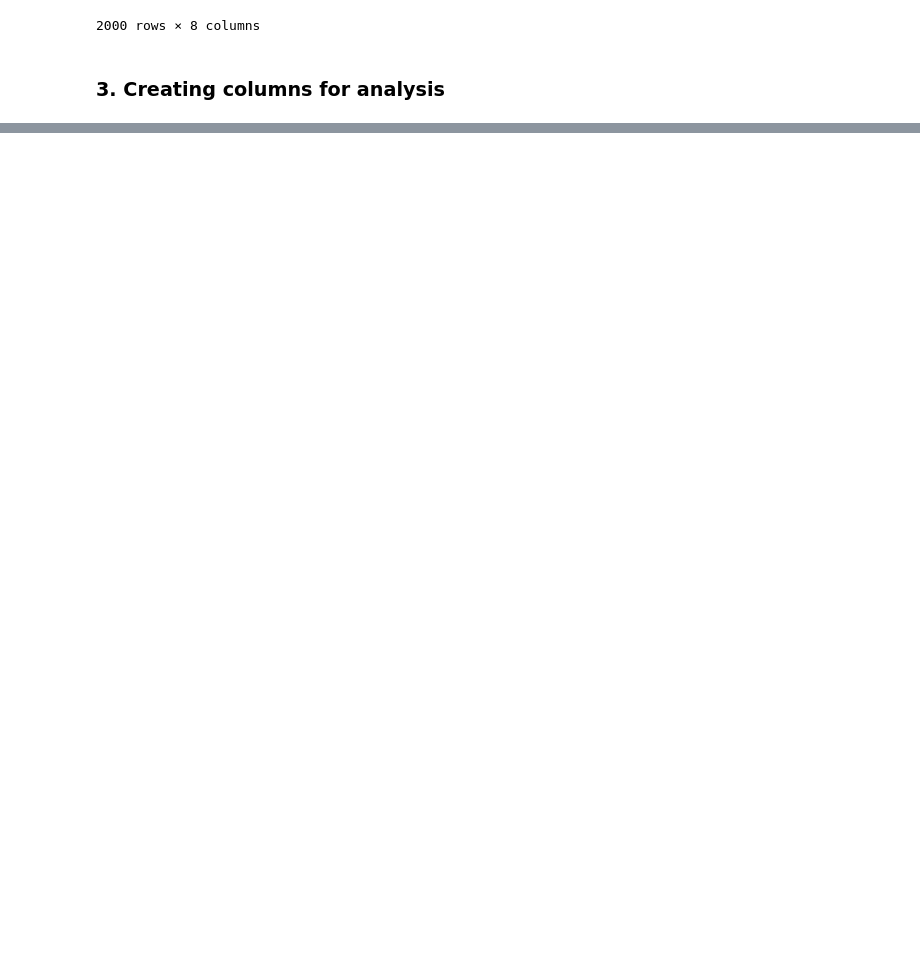
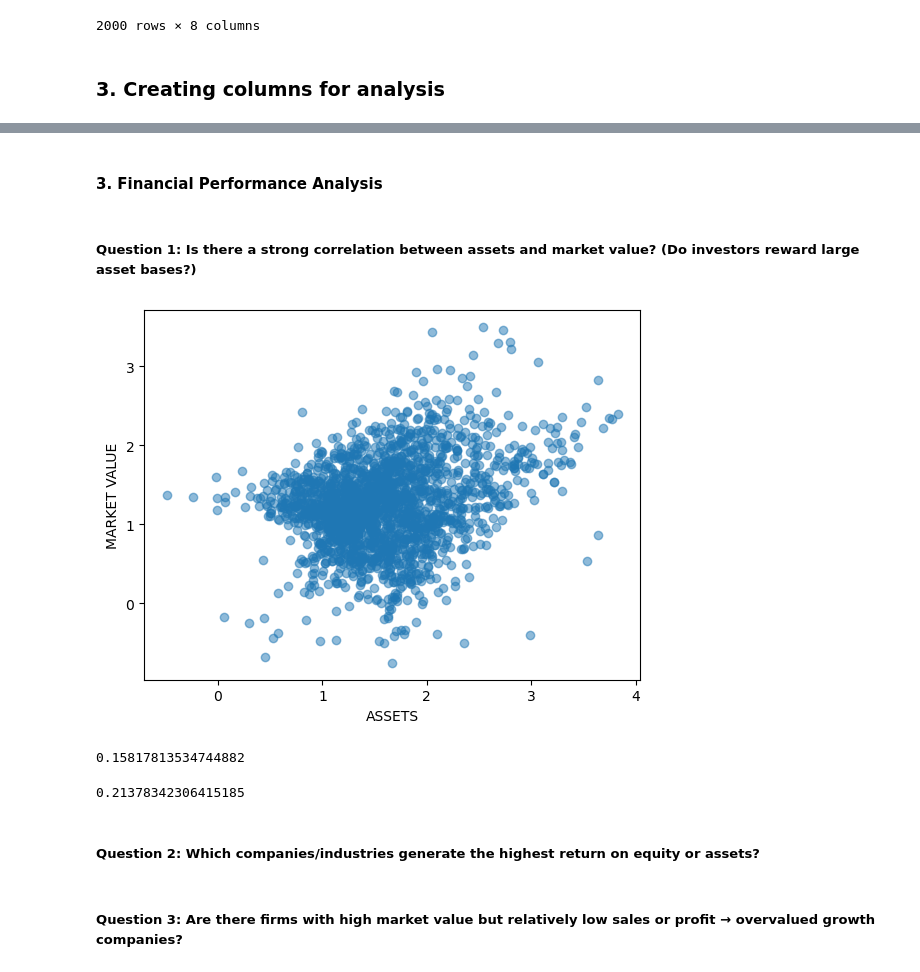
Before and after one commit to GauriR011/Forbes-Global-2025, a Jupyter notebook: Code.ipynb, the cells around one changed output, grey strips where cells are left out. Drawn from its saved outputs; the diff is of its cells as text; code cells hidden in the pictures; blank space fills up the shorter version.

Commit message:
Answered a few business questions

```diff
--- a/Code.ipynb
+++ b/Code.ipynb
@@ -222,0 +274,6 @@ market_classification = {
+# %%
+# Profit Margin = % of Revenue that becomes Profit
+# Formula: Profit Margin = Profit / Sales
+
+# Let's create a new column 'Profit Margin'
+df['PROFIT MARGIN'] = df['PROFIT'] / df['SALES']
@@ -222,0 +309,6 @@ market_classification = {
+# %%
+# In simple words, the amount of assets required by industries to generate revenue
+# Formula: Asset Intensity = Assets / Sales
+
+# Creating a new column
+df['ASSET INTENSITY'] = df['ASSETS'] / df['SALES']
@@ -222,0 +364,3 @@ market_classification = {
+# %%
+# Return on assets = Profit / Assets
+df['ROA'] = df['PROFIT'] / df['ASSETS']
@@ -222,0 +441,2 @@ market_classification = {
+# %%
+df['REGION'] = df['HEADQUARTERS'].map(country_region_map)
@@ -222,0 +457,23 @@ market_classification = {
+# %% [markdown]
+#### 3. Financial Performance Analysis
+# %% [markdown]
+##### Question 1: Is there a strong correlation between assets and market value? (Do investors reward large asset bases?)
+# %%
+# Scatter plot between assets and market value column
+import matplotlib.pyplot as plt
+plt.scatter(np.log10(df['ASSETS']), np.log10(df['MARKET VALUE']), alpha=0.5)
+plt.xlabel('ASSETS')
+plt.ylabel('MARKET VALUE')
+plt.show()
+# %% [output]
+[figure, added]
+# %%
+pearsons_corr = df["ASSETS"].corr(df["MARKET VALUE"], method="pearson")
+pearsons_corr
+# %% [output]
+0.15817813534744882
+# %%
+spearman_corr = df["ASSETS"].corr(df["MARKET VALUE"], method="spearman")
+spearman_corr
+# %% [output]
+0.21378342306415185
@@ -222,0 +483,4 @@ market_classification = {
+# %% [markdown]
+##### Question 2: Which companies/industries generate the highest return on equity or assets?
+# %% [markdown]
+##### Question 3: Are there firms with high market value but relatively low sales or profit → overvalued growth companies?
```
Also changed, not shown: parts of 33 cells of this notebook.
